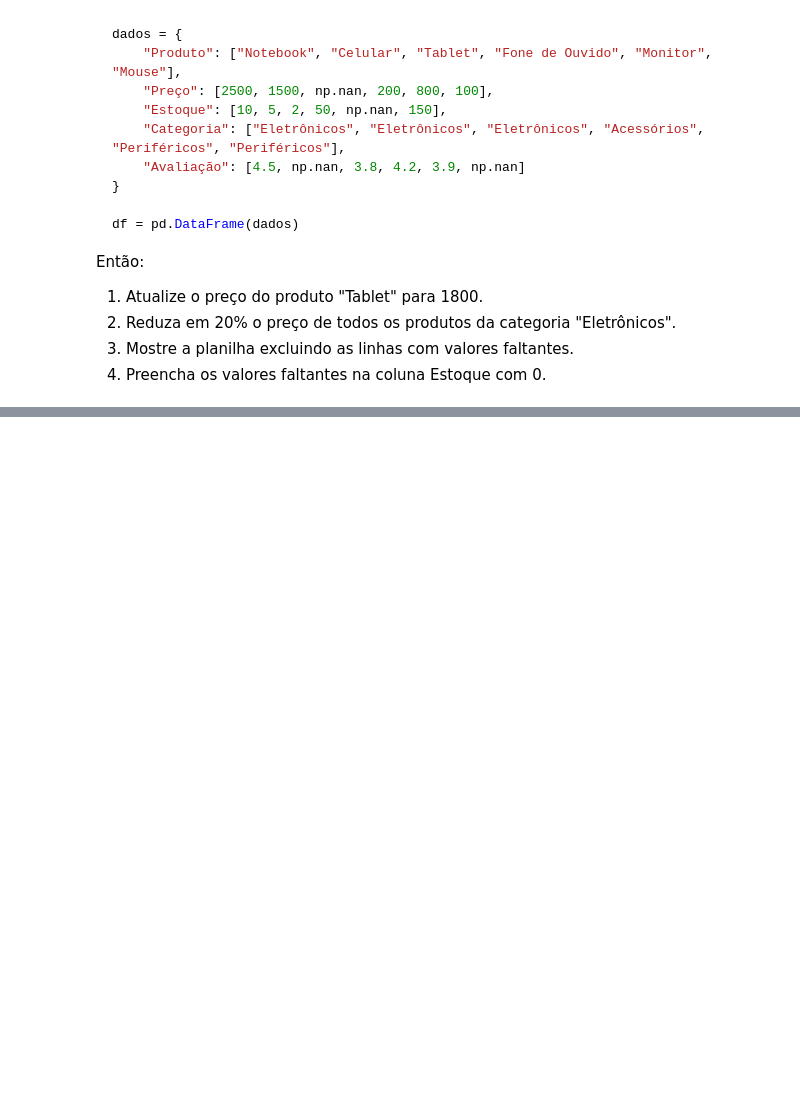
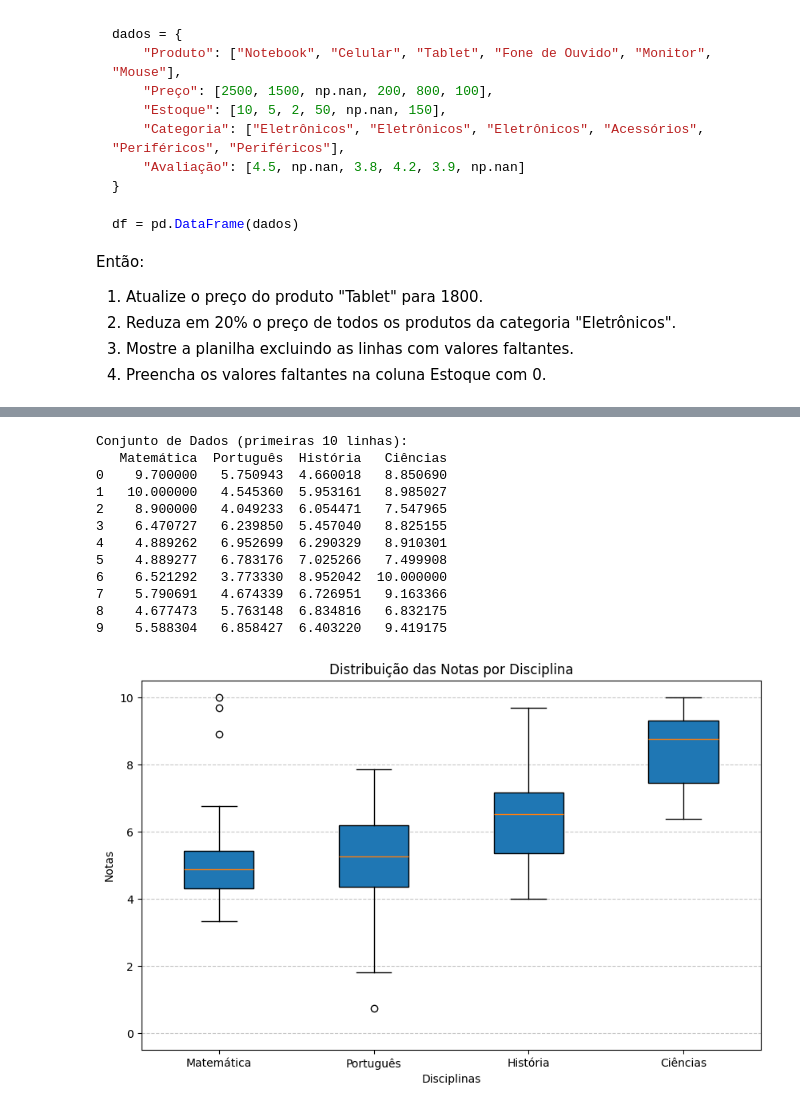
Before and after one commit to py241012543/CEE2, a Jupyter notebook: aulas.ipynb, the cells around one changed output, grey strips where cells are left out. Drawn from its saved outputs; the diff is of its cells as text; code cells hidden in the pictures; blank space fills up the shorter version.

```diff
--- a/aulas.ipynb
+++ b/aulas.ipynb
@@ -2997,0 +4159,46 @@ Então:
+# %%
+import pandas as pd
+import numpy as np
+import matplotlib.pyplot as plt
+
+# Gerando dados fictícios
+np.random.seed(42)
+dados_notas = {
+    "Matemática": np.random.normal(5.1, 0.9, 50).clip(0, 10),
+    "Português": np.random.normal(5.2, 1.7, 50).clip(0, 10),
+    "História": np.random.normal(6.5, 1.3, 50).clip(0, 10),
+    "Ciências": np.random.normal(8.5, 1.4, 50).clip(0, 10),
+}
+
+df_notas = pd.DataFrame(dados_notas)
+
+df_notas.loc[0:2,"Matemática"] = [9.7, 10, 8.9]
+
+print("Conjunto de Dados (primeiras 10 linhas):")
+print(df_notas.head(10))
+print("\n")
+
+
+# Configurando o Boxplot
+plt.figure(figsize=(10, 6))
+plt.boxplot(df_notas.values, labels=df_notas.columns, patch_artist=True)
+plt.title("Distribuição das Notas por Disciplina")
+plt.xlabel("Disciplinas")
+plt.ylabel("Notas")
+plt.ylim(-0.5,10.5)
+plt.grid(axis="y", linestyle="--", alpha=0.7)
+plt.show()
+# %% [output]
+Conjunto de Dados (primeiras 10 linhas):
+   Matemática  Português  História   Ciências
+0    9.700000   5.750943  4.660018   8.850690
+1   10.000000   4.545360  5.953161   8.985027
+2    8.900000   4.049233  6.054471   7.547965
+3    6.470727   6.239850  5.457040   8.825155
+4    4.889262   6.952699  6.290329   8.910301
+5    4.889277   6.783176  7.025266   7.499908
+6    6.521292   3.773330  8.952042  10.000000
+7    5.790691   4.674339  6.726951   9.163366
+8    4.677473   5.763148  6.834816   6.832175
+9    5.588304   6.858427  6.403220   9.419175
+[figure, added]
```
Also changed, not shown: parts of 134 cells of this notebook.
